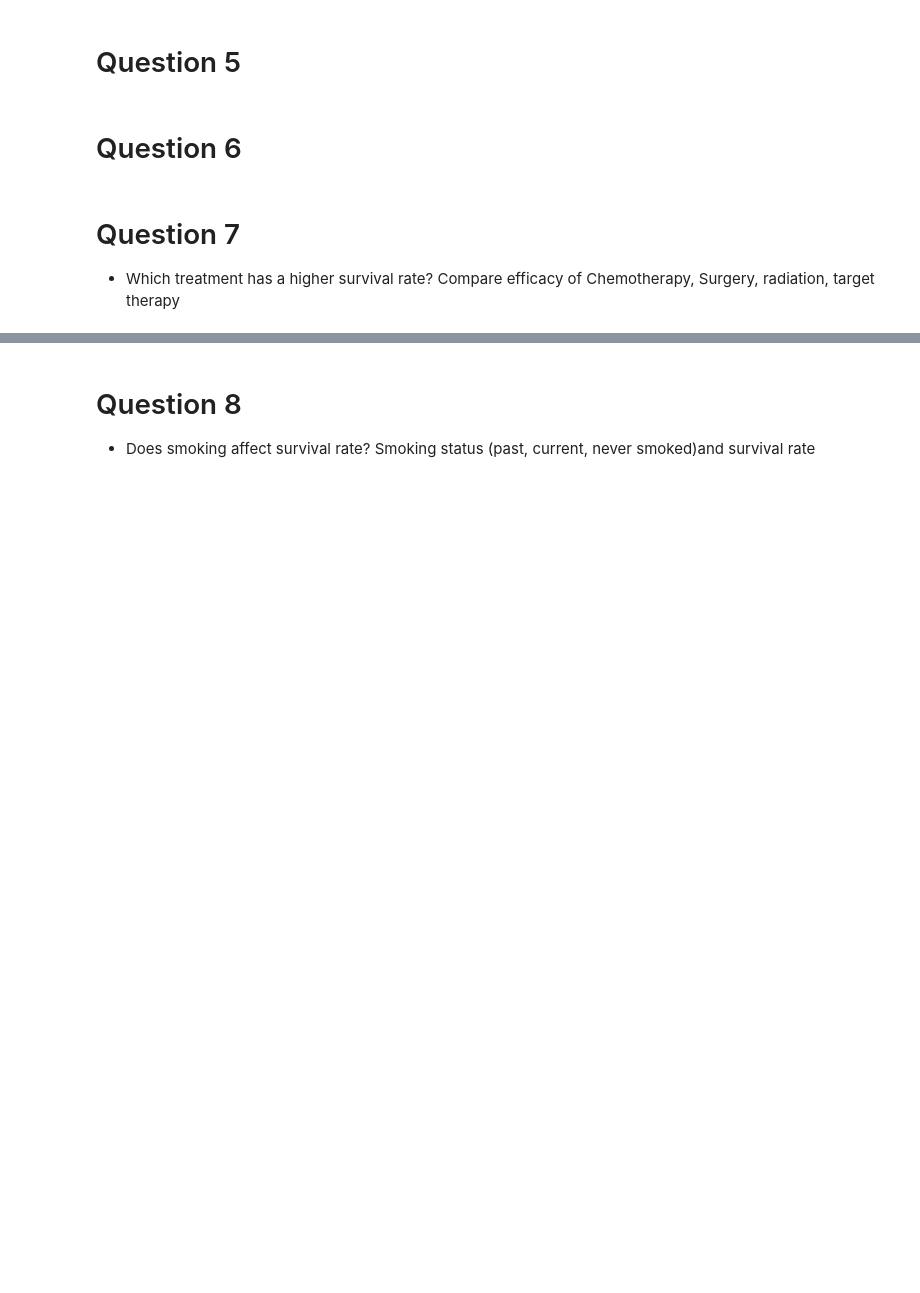
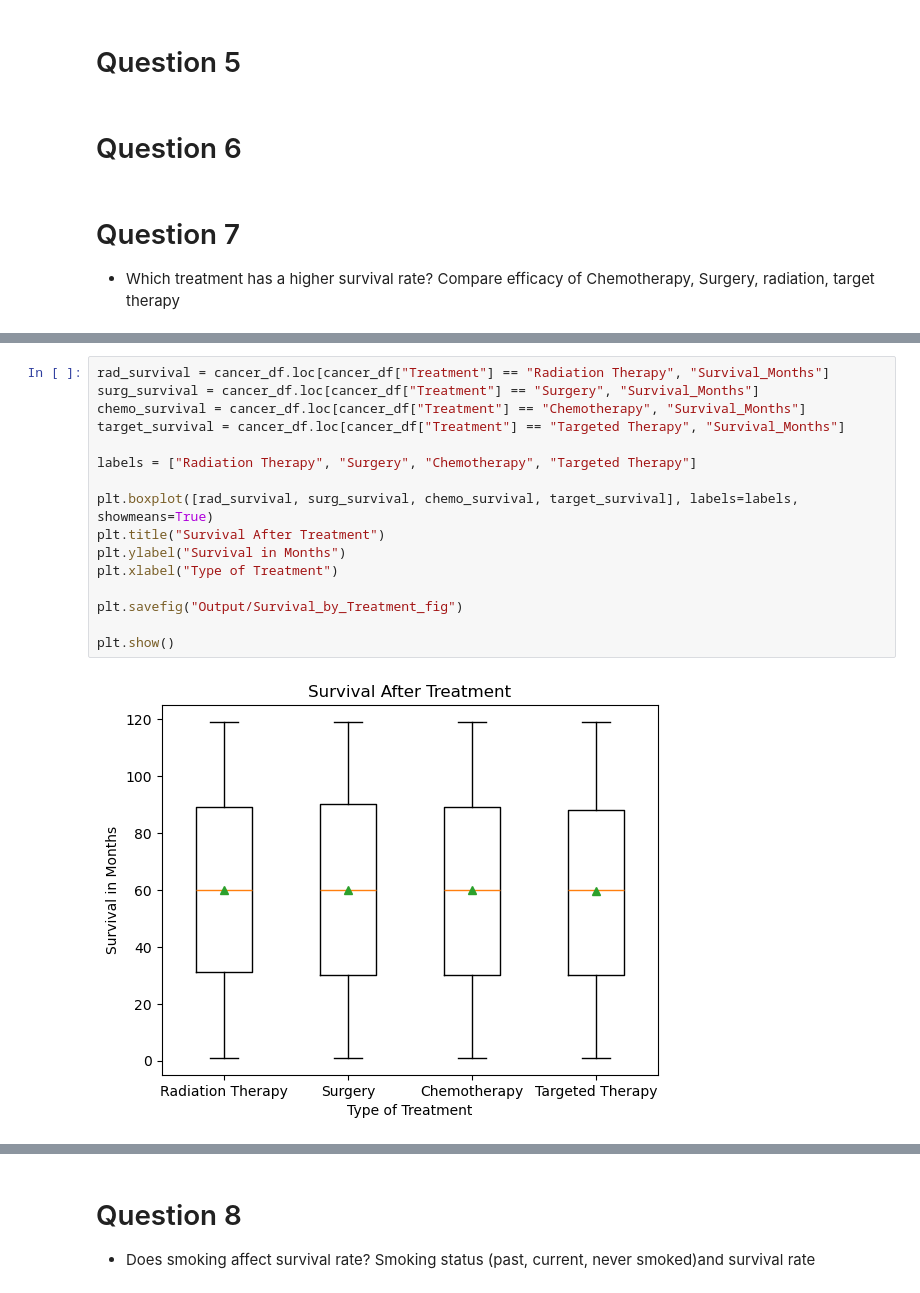
Before and after one commit to nbscarth/project-1-python, a Jupyter notebook: Project_1/lung_cancer_analysis.ipynb, the cells around one changed output, grey strips where cells are left out. Saved outputs shown, nothing was run; the diff lists cells and outputs as text; blank space fills up the shorter version.

```diff
--- a/Project_1/lung_cancer_analysis.ipynb
+++ b/Project_1/lung_cancer_analysis.ipynb
@@ -225,0 +236,18 @@ Compare efficacy of Chemotherapy, Surgery, radiation, target therapy
+# %%
+rad_survival = cancer_df.loc[cancer_df["Treatment"] == "Radiation Therapy", "Survival_Months"]
+surg_survival = cancer_df.loc[cancer_df["Treatment"] == "Surgery", "Survival_Months"]
+chemo_survival = cancer_df.loc[cancer_df["Treatment"] == "Chemotherapy", "Survival_Months"]
+target_survival = cancer_df.loc[cancer_df["Treatment"] == "Targeted Therapy", "Survival_Months"]
+
+labels = ["Radiation Therapy", "Surgery", "Chemotherapy", "Targeted Therapy"]
+
+plt.boxplot([rad_survival, surg_survival, chemo_survival, target_survival], labels=labels, showmeans=True)
+plt.title("Survival After Treatment")
+plt.ylabel("Survival in Months")
+plt.xlabel("Type of Treatment")
+
+plt.savefig("Output/Survival_by_Treatment_fig")
+
+plt.show()
+# %% [output]
+[figure, added]
```
Also changed, not shown: parts of 3 cells of this notebook, 1 other file.
